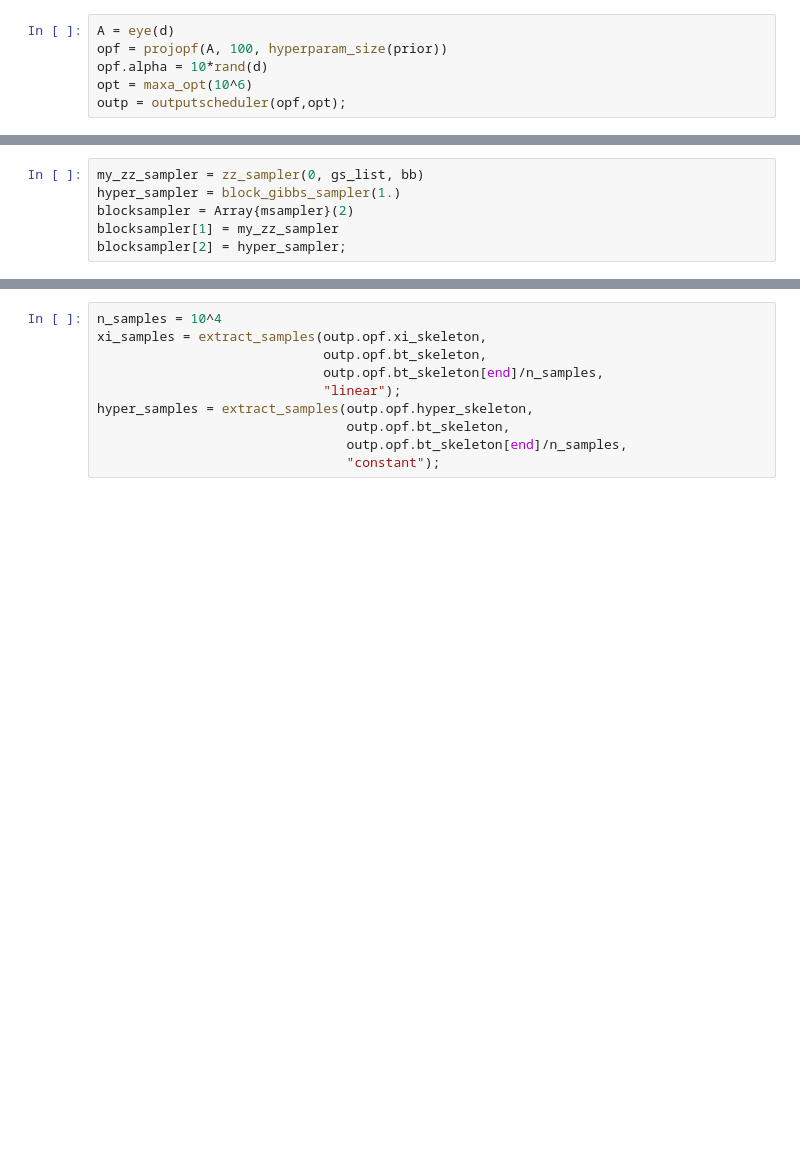
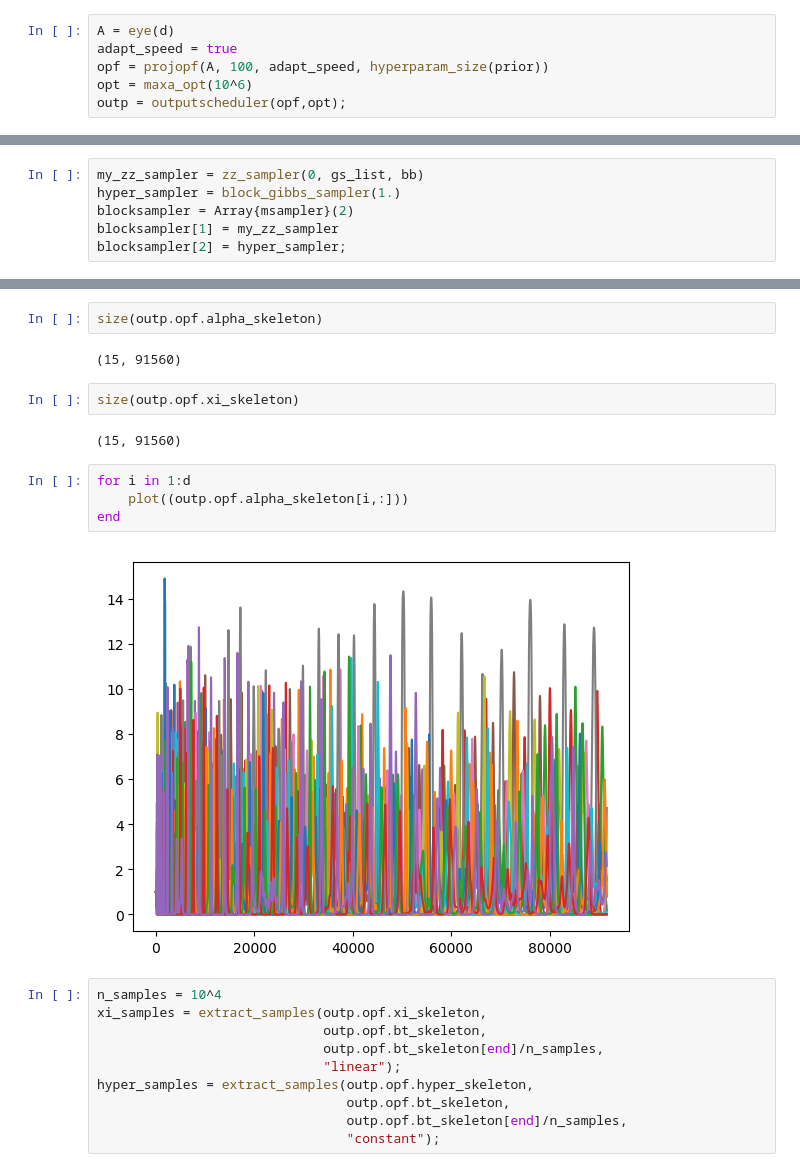
Before and after one commit to deborsheesen/G-ZZ, a Jupyter notebook: tests_nonsparse.ipynb, the cells around one changed output, grey strips where cells are left out. Saved outputs shown, nothing was run; the diff lists cells and outputs as text; blank space fills up the shorter version.

Commit message:
naive preconditioner added; speeds do not converge

```diff
--- a/tests_nonsparse.ipynb
+++ b/tests_nonsparse.ipynb
@@ -45,7 +45,7 @@ weights_cv ./= sum(weights_cv,2);mbs = [wumbsampler(Nobs, mb_size, weights_cv[i,
 gs_list = cvmbsampler_list(my_model, mbs, root);
 # %%
 A = eye(d)
-opf = projopf(A, 100, hyperparam_size(prior))
-opf.alpha = 10*rand(d)
+adapt_speed = true
+opf = projopf(A, 100, adapt_speed, hyperparam_size(prior))
 opt = maxa_opt(10^6)
 outp = outputscheduler(opf,opt);
@@ -71,3 +75,17 @@ print( round((time()-start)/60, 2), " mins")
+# %%
+size(outp.opf.alpha_skeleton)
+# %% [output]
+(15, 91560)
+# %%
+size(outp.opf.xi_skeleton)
+# %% [output]
+(15, 91560)
+# %%
+for i in 1:d
+    plot((outp.opf.alpha_skeleton[i,:]))
+end
+# %% [output]
+[figure, added]
 # %%
 n_samples = 10^4
 xi_samples = extract_samples(outp.opf.xi_skeleton,
```
Also changed, not shown: parts of 8 cells of this notebook, 1 other file.
